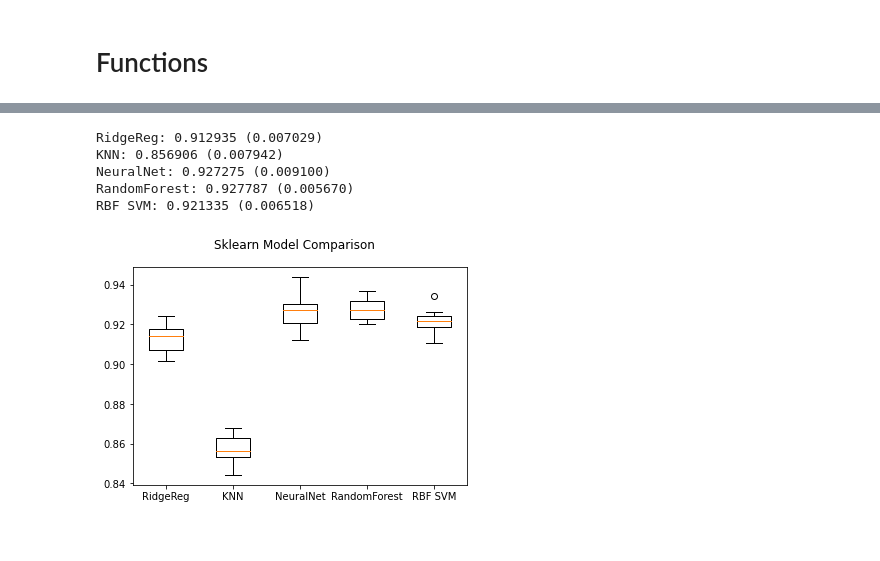
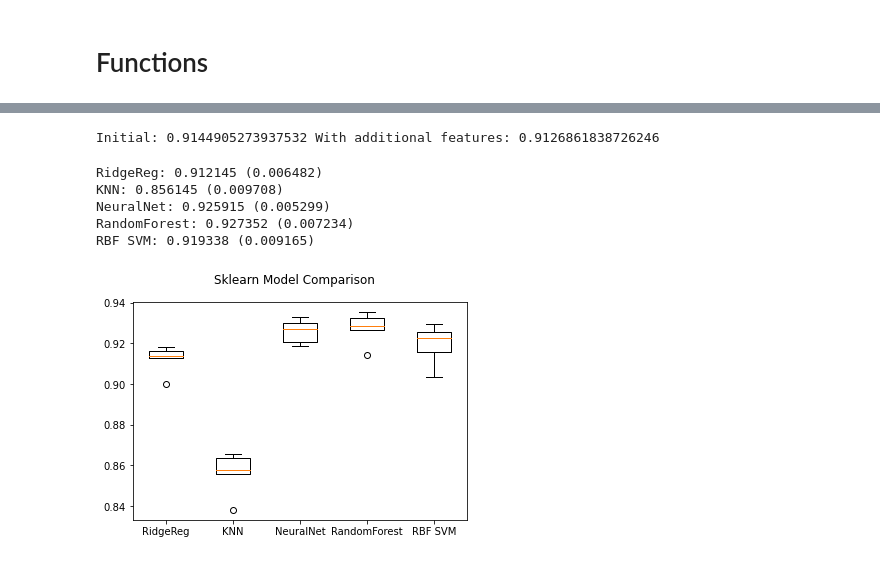
Before and after one commit to Lean-Mean-Protein-Machine-Learning/LMPM, a Jupyter notebook: Sklearn_supervised_models.ipynb, the cells around one changed output, grey strips where cells are left out. Saved outputs shown, nothing was run; the diff lists cells and outputs as text; code cells hidden in the pictures.

Commit message:
Cleaned notebook and revised functions for updated datasets

```diff
--- a/Sklearn_supervised_models.ipynb
+++ b/Sklearn_supervised_models.ipynb
@@ -62,3 +34,7 @@ human_unirep.head()
+# %%
+# Importing the true data sets with unirep features
+human_unirep_noSP = pd.read_pickle('UniRep Datasets/combined_human_UniRep_dataset_noSP.pkl')
+human_unirep_withSP = pd.read_pickle('UniRep Datasets/combined_human_UniRep_dataset_withSP.pkl')
 # %% [markdown]
 # Functions
 # %%
@@ -462,0 +398,11 @@ model.score(X_test, y_test)
+# %%
+# Appending additional features to the human data
+# First, omit sequences with ambiguous 'X' or 'B'
+new_human_unirep_noSP = human_unirep_noSP[~human_unirep_noSP['seq'].str.contains("X") &
+                                         ~human_unirep_noSP['seq'].str.contains("B")]
+new_human_unirep_withSP = human_unirep_withSP[~human_unirep_withSP['seq'].str.contains("X") &
+                                             ~human_unirep_noSP['seq'].str.contains("B")]
+
+human_unirep_withSP_add = use_additional_features(new_human_unirep_withSP)
+human_unirep_noSP_add = use_additional_features(new_human_unirep_noSP)
+human_unirep_noSP_add.head()
@@ -463,9 +417,22 @@ model.score(X_test, y_test)
+# %%
+# Perform a rough comparison with initial models
+# Analysis below WITHOUT signal peptides
+X3 = np.stack(human_unirep_noSP_add["UniRep"].to_numpy())
+y3 = np.array(human_unirep_noSP_add['location'])
+X3_train, X3_test, y3_train, y3_test = train_test_split(X3, y3, test_size=0.2, random_state=42)
+
+ridge1 = ridge_regression_classifier(X2_train, X2_test, y2_train, y2_test)
+ridge2 = ridge_regression_classifier(X3_train, X3_test, y3_train, y3_test)
+
+print("Initial:", ridge1.score(X2_test, y2_test), "With additional features:", ridge2.score(X3_test, y3_test))
+# %% [output]
+Initial: 0.9144905273937532 With additional features: 0.9126861838726246
 # %%
-classifier_comparison(X, y, 42)
+classifier_comparison(X3, y3, 42)
 # %% [output]
-RidgeReg: 0.912935 (0.007029)
-KNN: 0.856906 (0.007942)
-NeuralNet: 0.927275 (0.009100)
-RandomForest: 0.927787 (0.005670)
-RBF SVM: 0.921335 (0.006518)
+RidgeReg: 0.912145 (0.006482)
+KNN: 0.856145 (0.009708)
+NeuralNet: 0.925915 (0.005299)
+RandomForest: 0.927352 (0.007234)
+RBF SVM: 0.919338 (0.009165)
-[figure, old version]
+[figure, new version]
```
Also changed, not shown: parts of 24 cells of this notebook.
